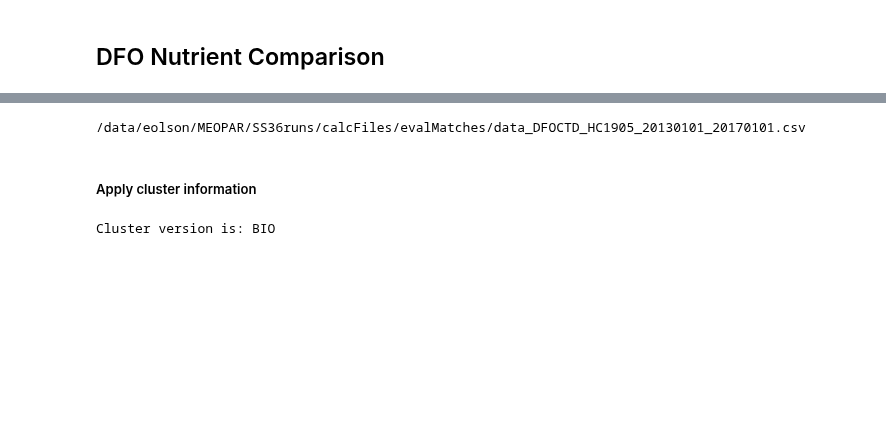
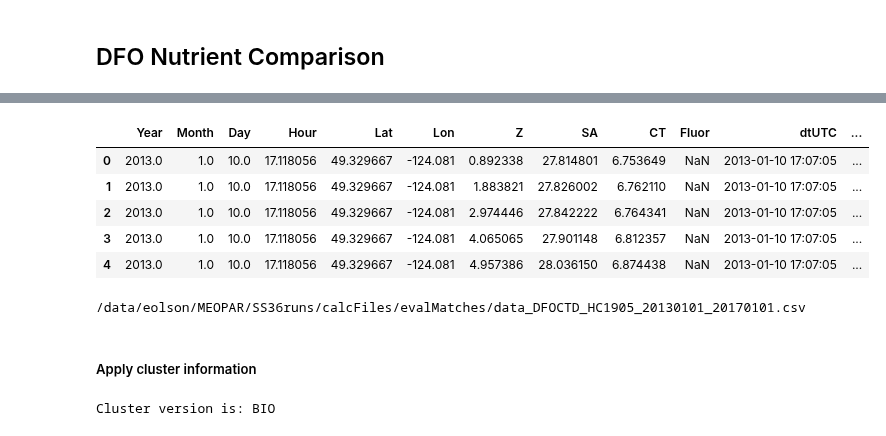
Before and after one commit to SalishSeaCast/analysis-elise-2, a Jupyter notebook: notebooks/TJCluster/vET-DFOCTD-TS-paperFig-HC1905-byCluster.ipynb, the cells around one changed output, grey strips where cells are left out. Cells and saved outputs as stored; diff of their text form; code cells hidden in the pictures; blank space fills up the shorter version.

```diff
--- a/notebooks/TJCluster/vET-DFOCTD-TS-paperFig-HC1905-byCluster.ipynb
+++ b/notebooks/TJCluster/vET-DFOCTD-TS-paperFig-HC1905-byCluster.ipynb
@@ -78,3 +78,12 @@ progress: 99.833770757606%
+# %%
+data.head()
+# %% [output]
+|  | Year | Month | Day | Hour | Lat | Lon | Z | SA | CT | Fluor | dtUTC | ... |
+| 0 | 2013.0 | 1.0 | 10.0 | 17.118056 | 49.329667 | -124.081 | 0.892338 | 27.814801 | 6.753649 | NaN | 2013-01-10 17:07:05 | ... |
+| 1 | 2013.0 | 1.0 | 10.0 | 17.118056 | 49.329667 | -124.081 | 1.883821 | 27.826002 | 6.762110 | NaN | 2013-01-10 17:07:05 | ... |
+| 2 | 2013.0 | 1.0 | 10.0 | 17.118056 | 49.329667 | -124.081 | 2.974446 | 27.842222 | 6.764341 | NaN | 2013-01-10 17:07:05 | ... |
+| 3 | 2013.0 | 1.0 | 10.0 | 17.118056 | 49.329667 | -124.081 | 4.065065 | 27.901148 | 6.812357 | NaN | 2013-01-10 17:07:05 | ... |
+| 4 | 2013.0 | 1.0 | 10.0 | 17.118056 | 49.329667 | -124.081 | 4.957386 | 28.036150 | 6.874438 | NaN | 2013-01-10 17:07:05 | ... |
 # %%
 # save pickle as csv for TJ:
 data.to_csv(os.path.join(saveloc,fname)+'.csv',index=False)
```
Also changed, not shown: parts of 5 cells of this notebook, 3 other files.
